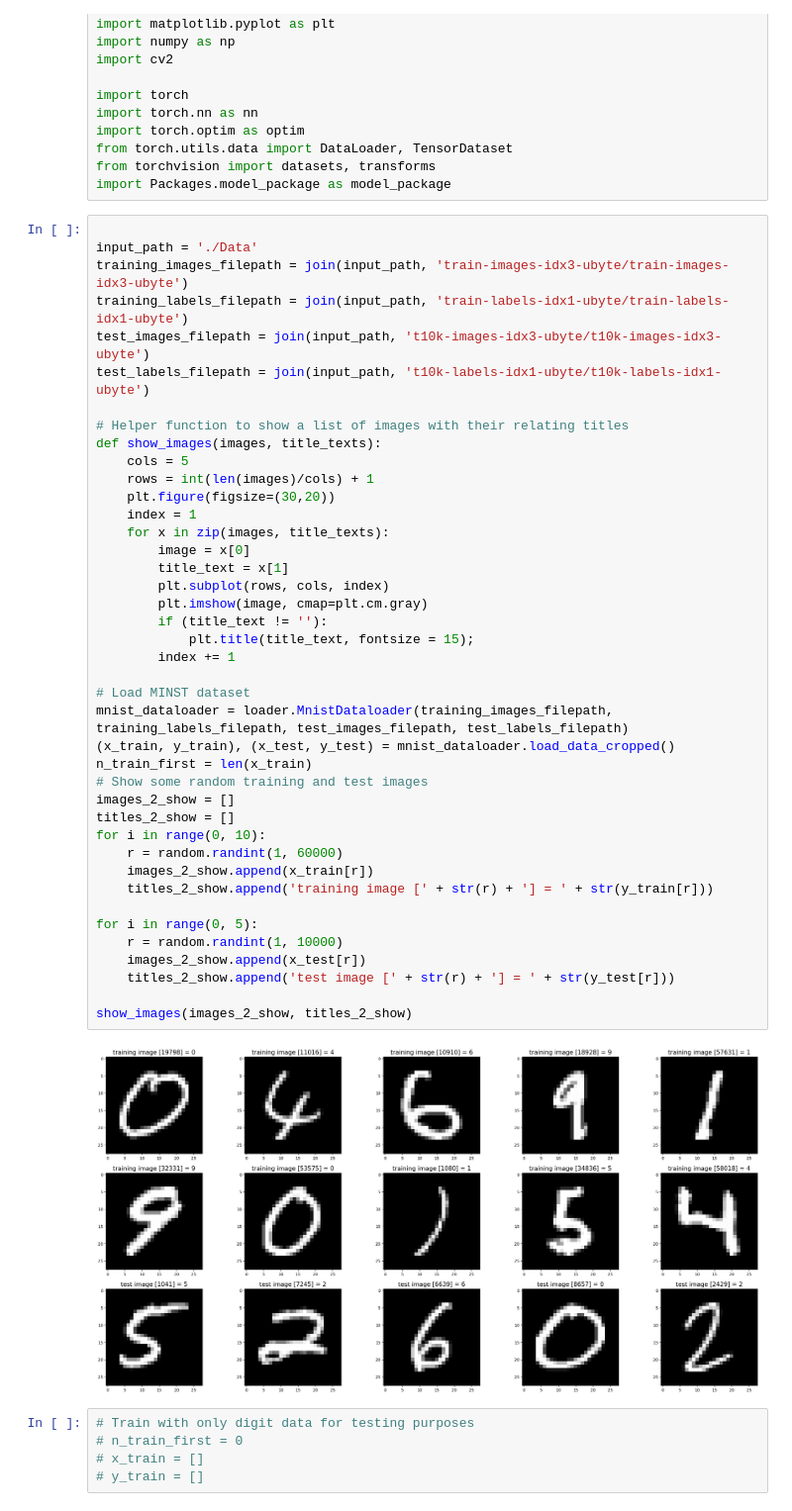
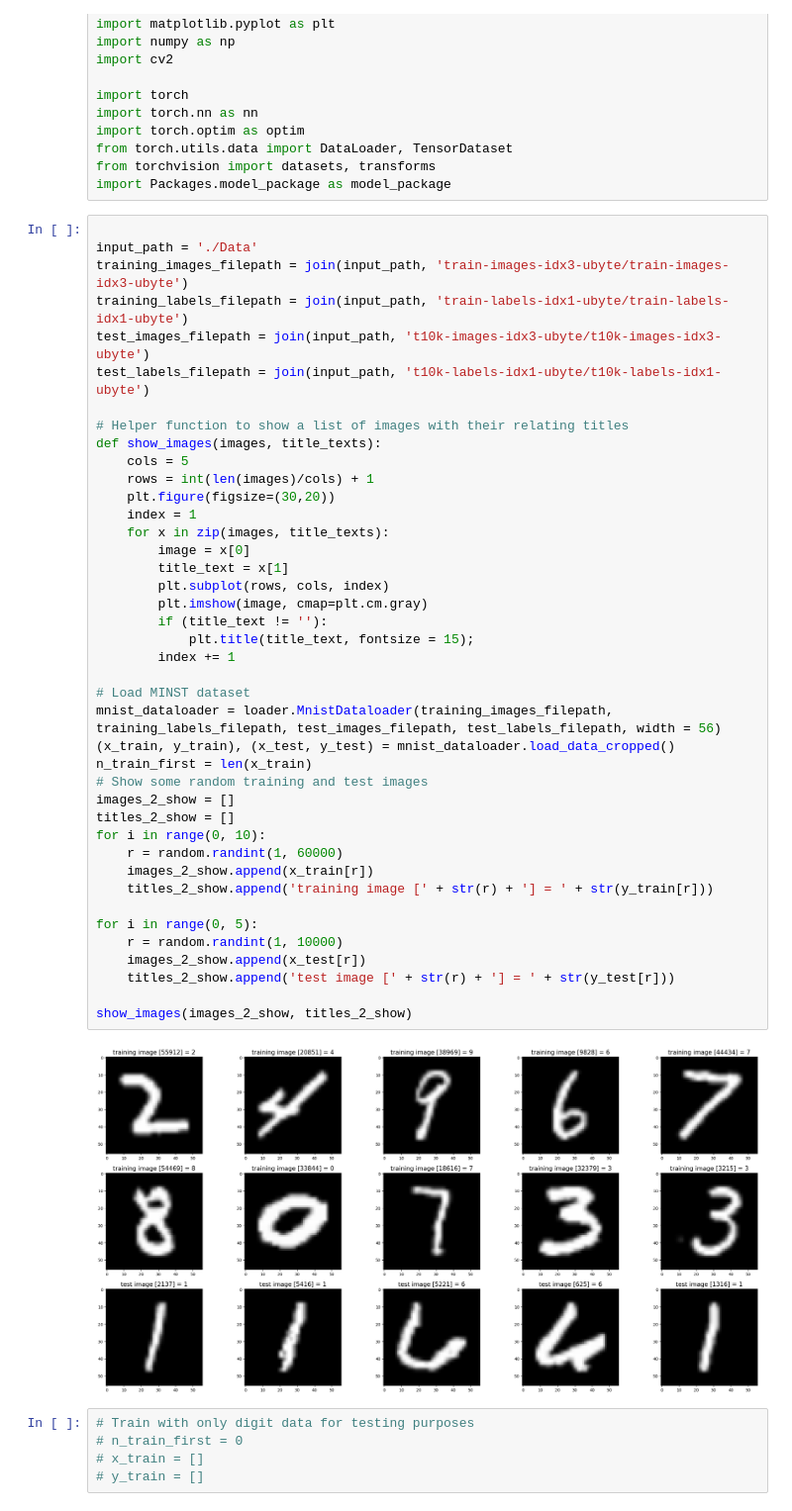
Before and after one commit to TijlJappens/NumberRecognition, a Jupyter notebook: NumberRecognitionTraining/Execution.ipynb, the cells around one changed output. Shown at 99% size. Cells and saved outputs as stored; diff of their text form.

```diff
--- a/NumberRecognitionTraining/Execution.ipynb
+++ b/NumberRecognitionTraining/Execution.ipynb
@@ -27,35 +27,35 @@ def show_images(images, title_texts):
     rows = int(len(images)/cols) + 1
     plt.figure(figsize=(30,20))
     index = 1
     for x in zip(images, title_texts):
         image = x[0]
         title_text = x[1]
         plt.subplot(rows, cols, index)
         plt.imshow(image, cmap=plt.cm.gray)
         if (title_text != ''):
             plt.title(title_text, fontsize = 15);
         index += 1
 
 # Load MINST dataset
-mnist_dataloader = loader.MnistDataloader(training_images_filepath, training_labels_filepath, test_images_filepath, test_labels_filepath)
+mnist_dataloader = loader.MnistDataloader(training_images_filepath, training_labels_filepath, test_images_filepath, test_labels_filepath, width = 56)
 (x_train, y_train), (x_test, y_test) = mnist_dataloader.load_data_cropped()
 n_train_first = len(x_train)
 # Show some random training and test images
 images_2_show = []
 titles_2_show = []
 for i in range(0, 10):
     r = random.randint(1, 60000)
     images_2_show.append(x_train[r])
     titles_2_show.append('training image [' + str(r) + '] = ' + str(y_train[r]))
 
 for i in range(0, 5):
     r = random.randint(1, 10000)
     images_2_show.append(x_test[r])
     titles_2_show.append('test image [' + str(r) + '] = ' + str(y_test[r]))
 
 show_images(images_2_show, titles_2_show)
 # %% [output]
-[figure, old version]
+[figure, new version]
 # %%
 # Train with only digit data for testing purposes
 # n_train_first = 0
```
Also changed, not shown: parts of 9 cells of this notebook, 8 other files.
